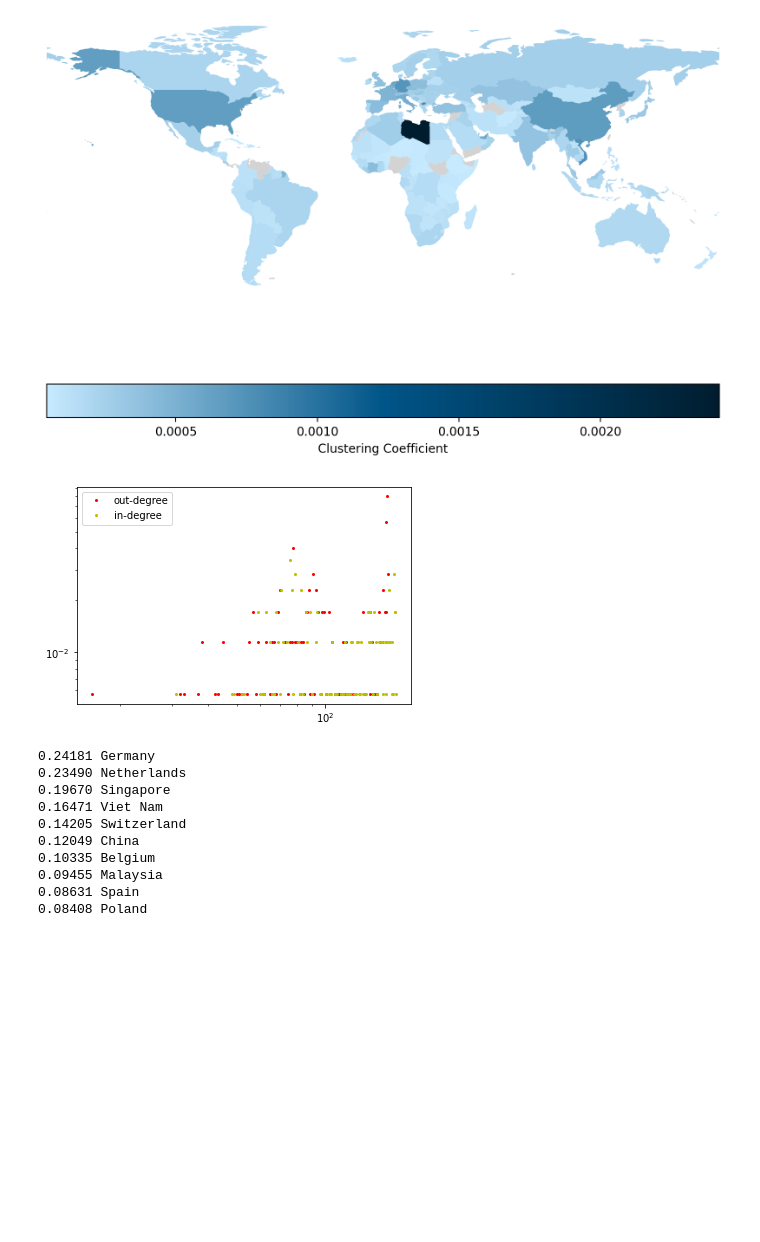
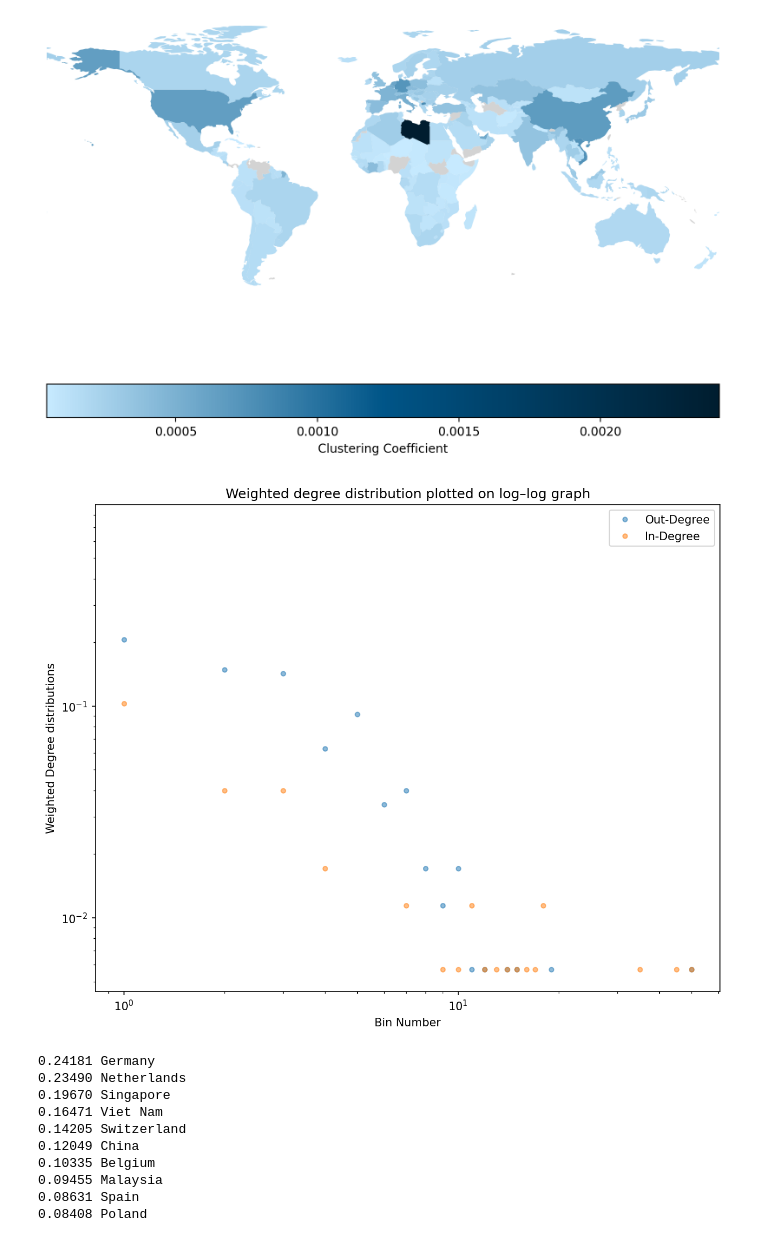
Before and after one commit to matic-fri/ina-project, a Jupyter notebook: ina.ipynb, the cells around one changed output. Cells and saved outputs as stored; diff of their text form; code cells hidden in the pictures; blank space fills up the shorter version.

Commit message:
Fix degree distribution into weighted version

```diff
--- a/ina.ipynb
+++ b/ina.ipynb
@@ -59,9 +59,9 @@ visual.geoplot_numbers(clust_coeff, 'Clustering Coefficient')
 0.00053 Belgium
 [figure]
 # %%
-methods.show_deg_distr(G)
+methods.show_deg_distr(G, 50)
 # %% [output]
-[figure, old version]
+[figure, new version]
 # %%
 betw, clos, in_deg, out_deg = methods.weighted_centr_measures(G)
 # %%
```
Also changed, not shown: parts of 1 cell of this notebook, 2 other files.
